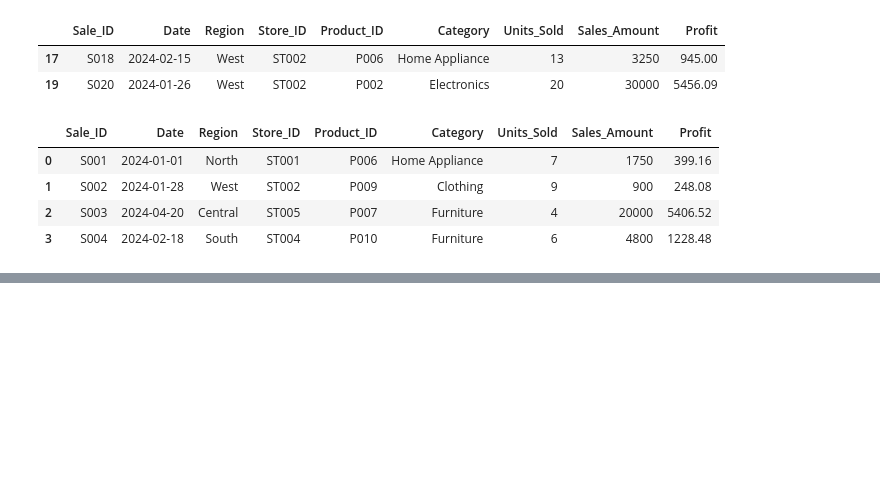
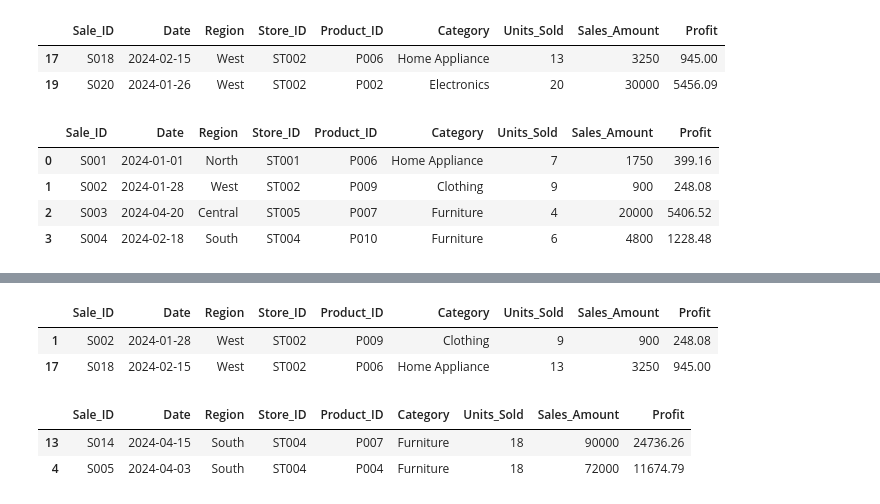
Before and after one commit to neelima225/repository18-3, a Jupyter notebook: datadrma/dataframe.ipynb, the cells around one changed output, grey strips where cells are left out. Drawn from its saved outputs; the diff is of its cells as text; code cells hidden in the pictures; blank space fills up the shorter version.

```diff
--- a/datadrma/dataframe.ipynb
+++ b/datadrma/dataframe.ipynb
@@ -514,0 +609,13 @@ KeyError: 'sales_Amount'
+# %%
+data3.query("Region =='West'    and  Profit <=5000")
+# %% [output]
+|  | Sale_ID | Date | Region | Store_ID | Product_ID | Category | Units_Sold | Sales_Amount | Profit |
+| 1 | S002 | 2024-01-28 | West | ST002 | P009 | Clothing | 9 | 900 | 248.08 |
+| 17 | S018 | 2024-02-15 | West | ST002 | P006 | Home Appliance | 13 | 3250 | 945.00 |
+# %%
+data3.sort_values( by ="Profit" , ascending= False) \
+       .head(2)
+# %% [output]
+|  | Sale_ID | Date | Region | Store_ID | Product_ID | Category | Units_Sold | Sales_Amount | Profit |
+| 13 | S014 | 2024-04-15 | South | ST004 | P007 | Furniture | 18 | 90000 | 24736.26 |
+| 4 | S005 | 2024-04-03 | South | ST004 | P004 | Furniture | 18 | 72000 | 11674.79 |
```
Also changed, not shown: parts of 15 cells of this notebook.
